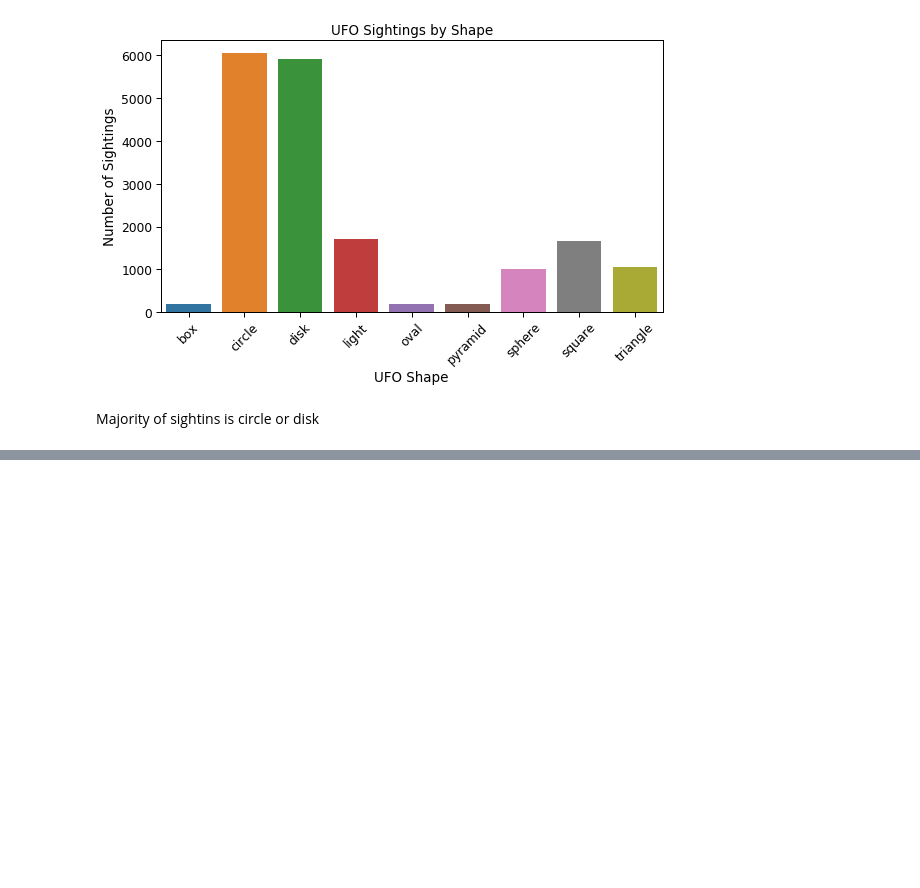
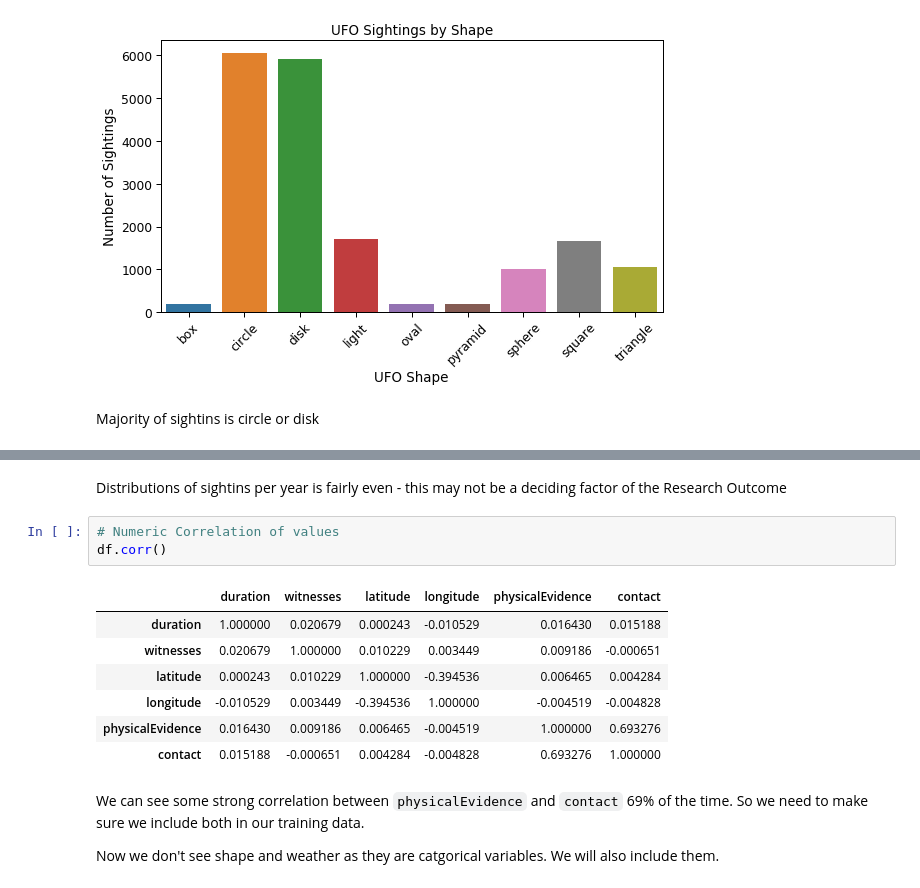
Before and after one commit to FabG/ml-aws-specialty-lab, a Jupyter notebook: 6-algorithms/ufo-algorithms-lab.ipynb, the cells around one changed output, grey strips where cells are left out. Saved outputs shown, nothing was run; the diff lists cells and outputs as text; blank space fills up the shorter version.

```diff
--- a/6-algorithms/ufo-algorithms-lab.ipynb
+++ b/6-algorithms/ufo-algorithms-lab.ipynb
@@ -185,0 +238,18 @@ Majority of sightins is circle or disk
+# %% [markdown]
+Distributions of sightins per year is fairly even - this may not be a deciding factor of the Research Outcome
+# %%
+# Numeric Correlation of values
+df.corr()
+# %% [output]
+|  | duration | witnesses | latitude | longitude | physicalEvidence | contact |
+| duration | 1.000000 | 0.020679 | 0.000243 | -0.010529 | 0.016430 | 0.015188 |
+| witnesses | 0.020679 | 1.000000 | 0.010229 | 0.003449 | 0.009186 | -0.000651 |
+| latitude | 0.000243 | 0.010229 | 1.000000 | -0.394536 | 0.006465 | 0.004284 |
+| longitude | -0.010529 | 0.003449 | -0.394536 | 1.000000 | -0.004519 | -0.004828 |
+| physicalEvidence | 0.016430 | 0.009186 | 0.006465 | -0.004519 | 1.000000 | 0.693276 |
+| contact | 0.015188 | -0.000651 | 0.004284 | -0.004828 | 0.693276 | 1.000000 |
+# %% [markdown]
+We can see some strong correlation between `physicalEvidence` and `contact` 69% of the time.
+So we need to make sure we include both in our training data.
+
+Now we don't see shape and weather as they are catgorical variables. We will also include them.
```
Also changed, not shown: parts of 4 cells of this notebook.
